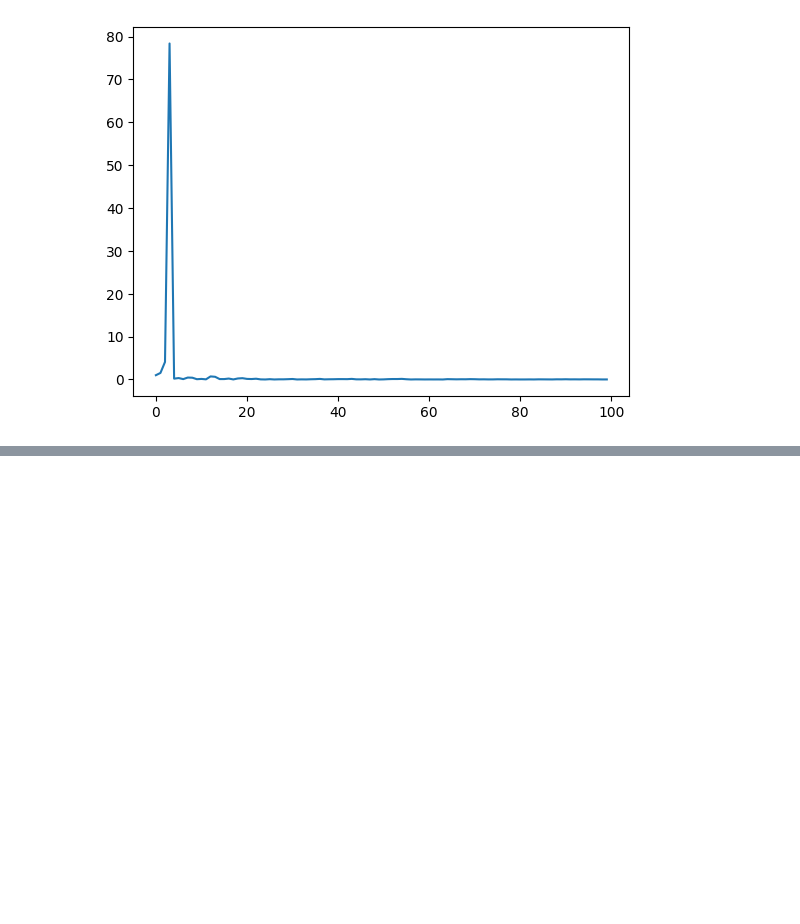
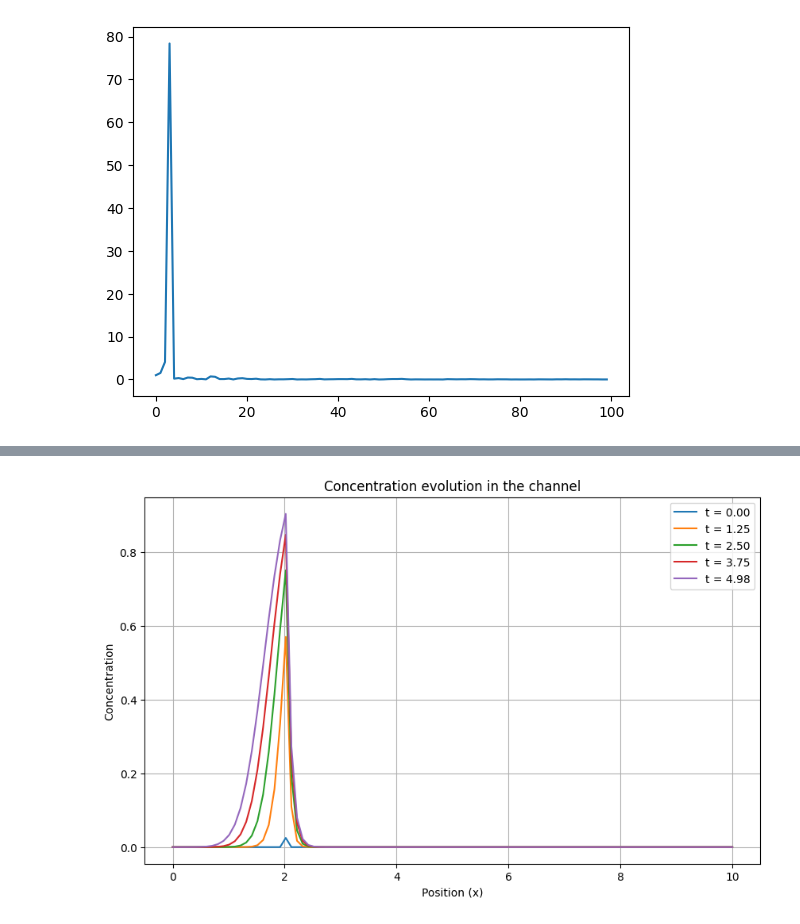
Before and after one commit to daniil225/Kalman_adaptive_filter, a Jupyter notebook: KalmanFilter.ipynb, the cells around one changed output, grey strips where cells are left out. Drawn from its saved outputs; the diff is of its cells as text; code cells hidden in the pictures; blank space fills up the shorter version.

Commit message:
start create Kalman advection diffusion filter

```diff
--- a/KalmanFilter.ipynb
+++ b/KalmanFilter.ipynb
@@ -181,3 +181,94 @@ plt.show()
 # %% [output]
 [figure]
 [figure]
+# %%
+import numpy as np
+import matplotlib.pyplot as plt
+
+# Define parameters
+D = 0.01  # Diffusion coefficient
+v = 0.1   # Advection velocity
+L = 10.0  # Length of the domain
+T = 5.0   # Total simulation time
+
+nx = 100   # Number of spatial points
+nt = 200   # Number of time steps
+
+dx = L / (nx - 1)  # Spatial step
+dt = T / nt        # Time step
+
+x = np.linspace(0, L, nx)  # Spatial grid
+
+# Source location and strength
+source_position = int(0.2 * nx)  # Source at 20% of the domain
+source_strength = 1.0
+
+# Initial concentration
+c = np.zeros(nx)
+
+# Discretized matrices for advection-diffusion equation
+alpha = D * dt / dx**2
+beta = v * dt / (2 * dx)
+
+# Construct the transition matrix F
+F = np.zeros((nx, nx))
+for i in range(1, nx - 1):
+    F[i, i - 1] = alpha - beta
+    F[i, i] = 1 - 2 * alpha
+    F[i, i + 1] = alpha + beta
+
+# Apply boundary conditions (Neumann: zero flux at boundaries)
+F[0, 0] = 1
+F[0, 1] = 0
+F[-1, -2] = 0
+F[-1, -1] = 1
+
+print(F)
+
+# Source term
+G = np.zeros(nx)
+G[source_position] = source_strength
+
+# Initialize concentration over time
+concentration_history = []
+
+for t in range(nt):
+    c = F @ c + G * dt
+    concentration_history.append(c.copy())
+
+# Convert to numpy array for easier slicing
+concentration_history = np.array(concentration_history)
+
+# Plot results
+plt.figure(figsize=(10, 6))
+
+time_points = [0, int(nt * 0.25), int(nt * 0.5), int(nt * 0.75), nt - 1]
+for t in time_points:
+    plt.plot(x, concentration_history[t], label=f"t = {t * dt:.2f}")
+
+plt.title("Concentration evolution in the channel")
+plt.xlabel("Position (x)")
+plt.ylabel("Concentration")
+plt.legend()
+plt.grid()
+plt.show()
+
+# Animation of the results
+from matplotlib.animation import FuncAnimation
+
+fig, ax = plt.subplots(figsize=(10, 6))
+line, = ax.plot(x, concentration_history[0])
+ax.set_xlim(0, L)
+ax.set_ylim(0, 1.1 * concentration_history.max())
+ax.set_title("Concentration evolution over time")
+ax.set_xlabel("Position (x)")
+ax.set_ylabel("Concentration")
+
+def update(frame):
+    line.set_ydata(concentration_history[frame])
+    ax.set_title(f"Concentration at t = {frame * dt:.2f}")
+    return line,
+
+ani = FuncAnimation(fig, update, frames=nt, interval=50)
+plt.show()
+# %% [output]
@@ -183,0 +282 @@ plt.show()
+[figure, added]
```
Also changed, not shown: parts of 2 cells of this notebook, 4 other files.
